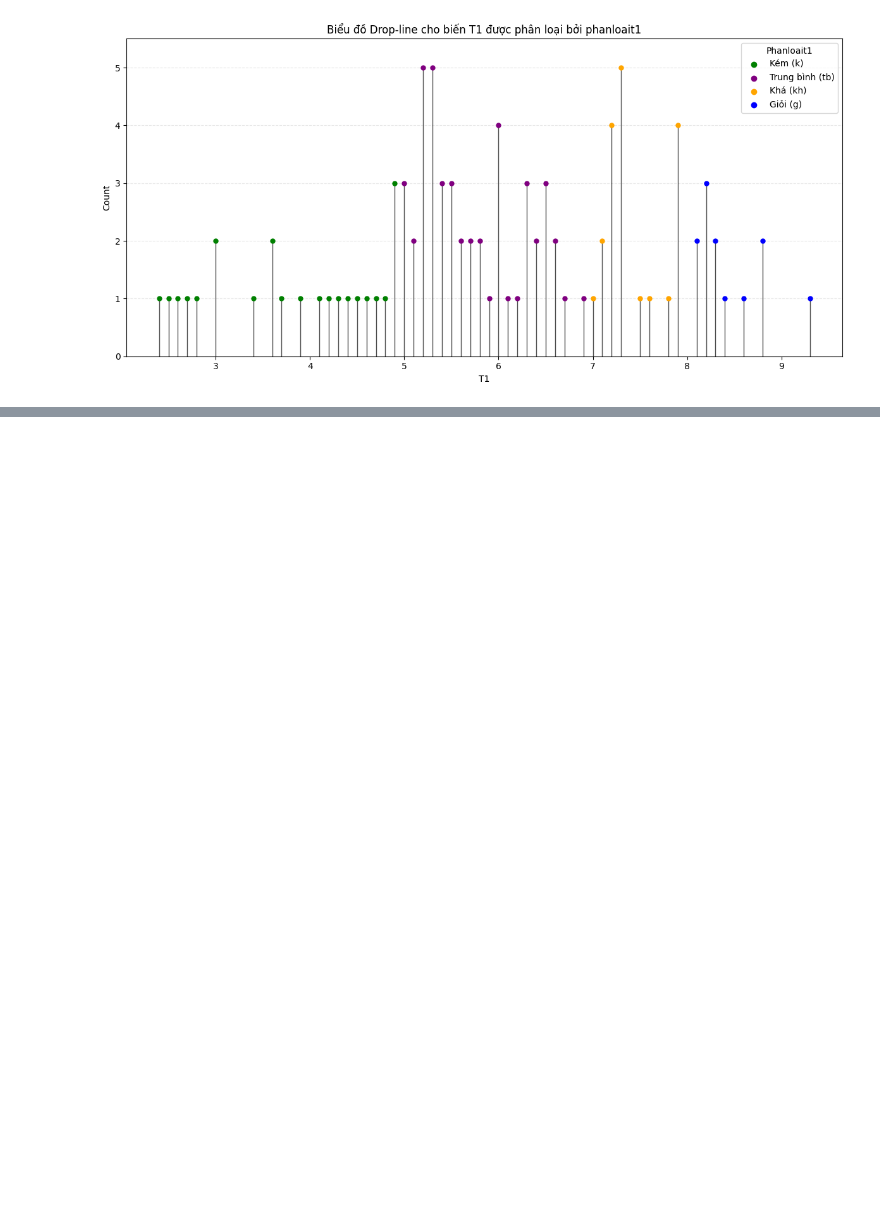
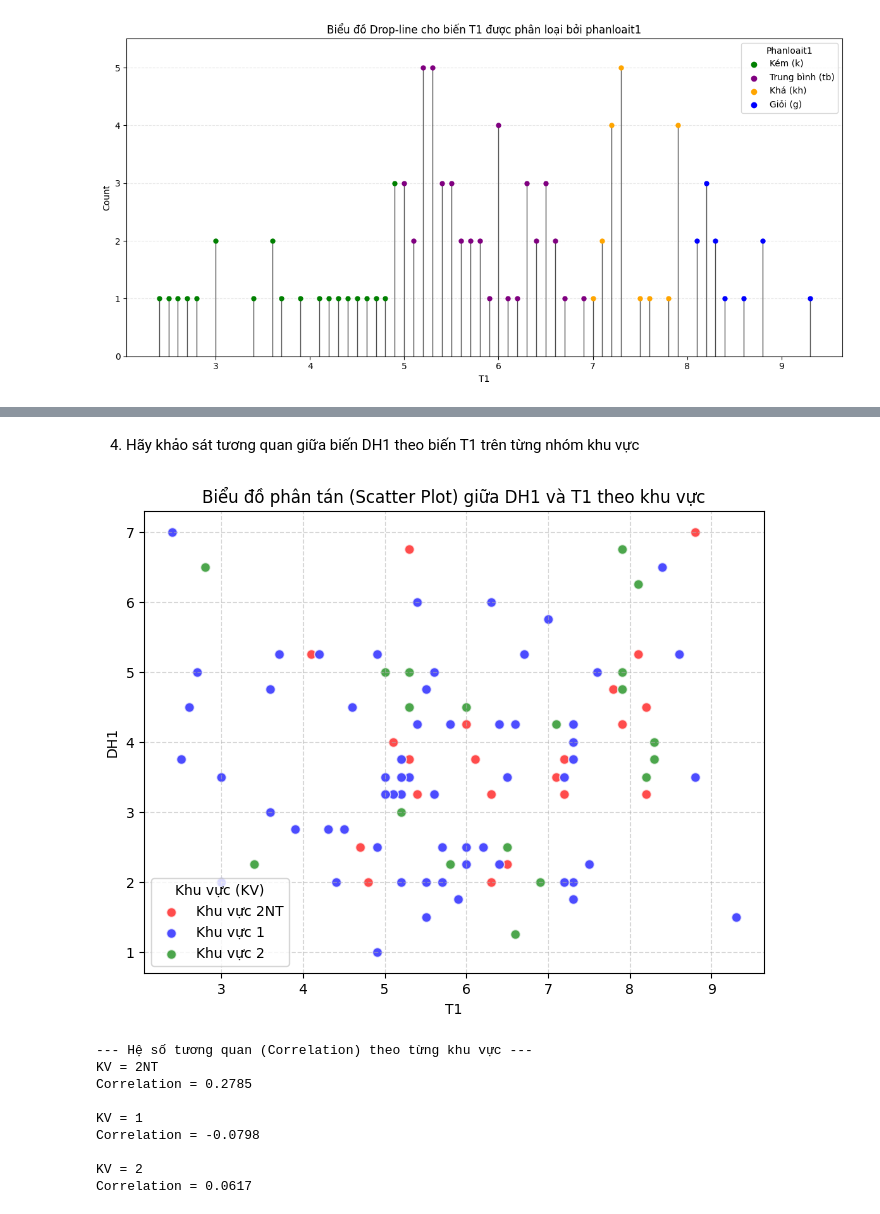
Before and after one commit to huyyeutim/huy.nhap-mon-du-lieu-va-hoc-sau, a Jupyter notebook: TranGiaHuy_2474802010150_lab2/Lab02_28-5.ipynb, the cells around one changed output, grey strips where cells are left out. Drawn from its saved outputs; the diff is of its cells as text; code cells hidden in the pictures; blank space fills up the shorter version.

```diff
--- a/TranGiaHuy_2474802010150_lab2/Lab02_28-5.ipynb
+++ b/TranGiaHuy_2474802010150_lab2/Lab02_28-5.ipynb
@@ -513,0 +825,53 @@ plt.show()
+# %% [markdown]
+4. Hãy khảo sát tương quan giữa biến DH1 theo biến T1 trên từng nhóm khu vực
+# %%
+import pandas as pd
+import matplotlib.pyplot as plt
+
+# Đọc dữ liệu
+df = pd.read_csv("processed_dulieuxettuyendaihoc.csv")
+
+plt.figure(figsize=(8, 6))
+
+# Lấy danh sách các khu vực duy nhất và định nghĩa bảng màu thủ công
+khu_vuc_list = df["KV"].unique()
+colors = ['red', 'blue', 'green', 'orange', 'purple', 'brown']  # Đảm bảo đủ màu cho các khu vực
+
+for idx, kv in enumerate(khu_vuc_list):
+    du_lieu_kv = df[df["KV"] == kv]
+    # Vẽ từng nhóm khu vực lên cùng một đồ thị
+    plt.scatter(
+        du_lieu_kv["T1"],
+        du_lieu_kv["DH1"],
+        label=f"Khu vực {kv}",
+        color=colors[idx % len(colors)],
+        alpha=0.7,
+        edgecolors='w',
+        s=50
+    )
+
+plt.title("Biểu đồ phân tán (Scatter Plot) giữa DH1 và T1 theo khu vực")
+plt.xlabel("T1")
+plt.ylabel("DH1")
+plt.legend(title="Khu vực (KV)")
+plt.grid(True, linestyle='--', alpha=0.5)  # Thêm lưới mờ giúp dễ quan sát tọa độ điểm
+plt.show()
+
+print("--- Hệ số tương quan (Correlation) theo từng khu vực ---")
+for i in df["KV"].unique():
+    du_lieu = df[df["KV"] == i]
+    corr = du_lieu["DH1"].corr(du_lieu["T1"])
+    print(f"KV = {i}")
+    print(f"Correlation = {corr:.4f}")  # Làm tròn 4 chữ số thập phân để hiển thị đẹp hơn
+    print()
+# %% [output]
+[figure, added]
+--- Hệ số tương quan (Correlation) theo từng khu vực ---
+KV = 2NT
+Correlation = 0.2785
+
+KV = 1
+Correlation = -0.0798
+
+KV = 2
+Correlation = 0.0617
```
Also changed, not shown: parts of 8 cells of this notebook, 3 other files.
